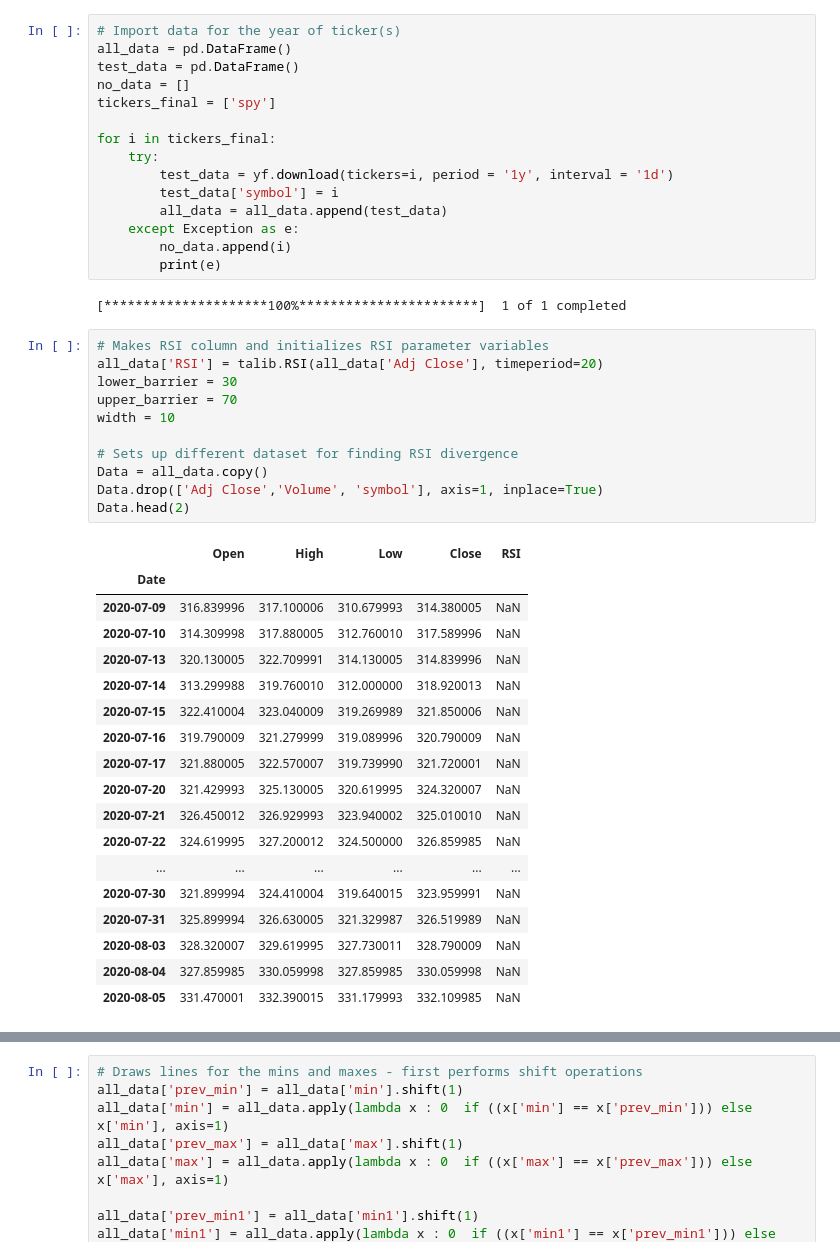
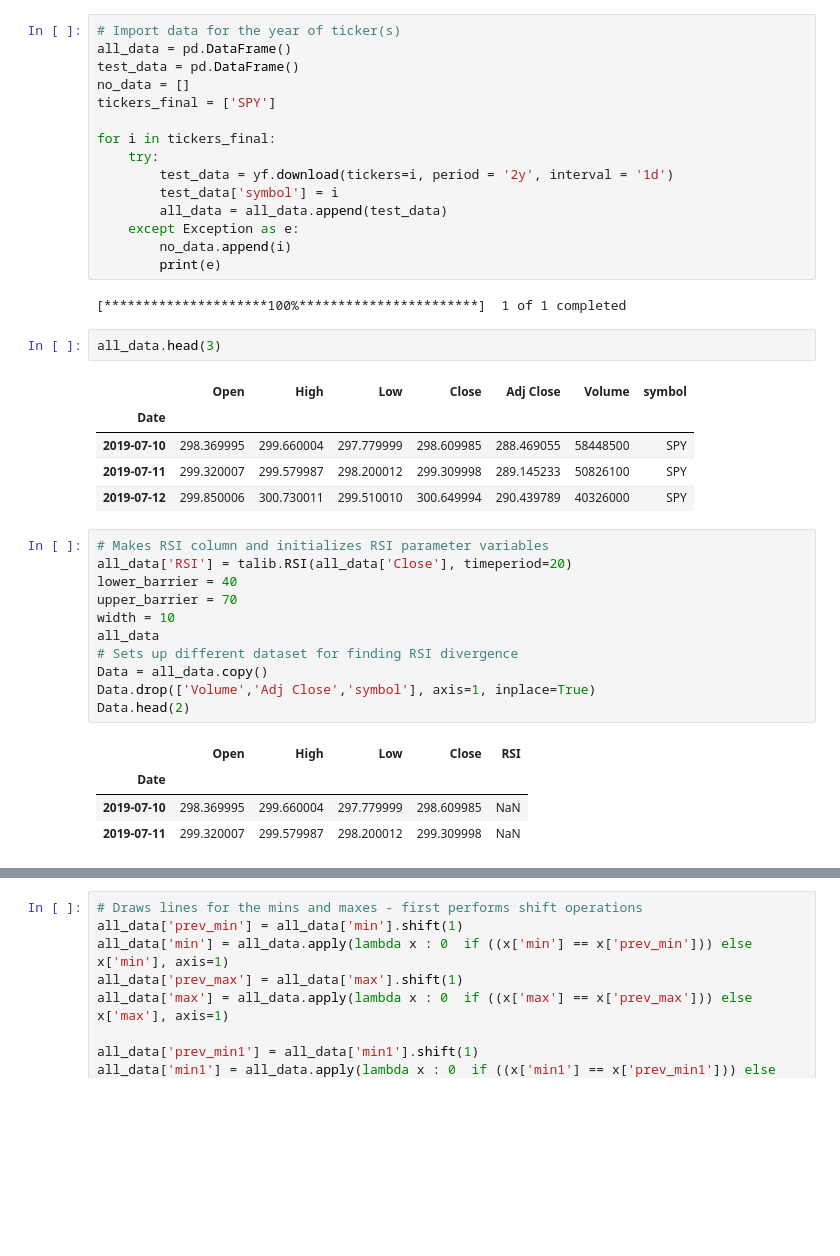
Before and after one commit to amoogat/Stock_Notifier, a Jupyter notebook: Stock Notifier.ipynb, the cells around one changed output, grey strips where cells are left out. Cells and saved outputs as stored; diff of their text form; blank space fills up the shorter version.

```diff
--- a/Stock Notifier.ipynb
+++ b/Stock Notifier.ipynb
@@ -71,11 +135,11 @@ def Wilder(data, periods):
 all_data = pd.DataFrame()
 test_data = pd.DataFrame()
 no_data = []
-tickers_final = ['spy']
+tickers_final = ['SPY']
 
 for i in tickers_final:
     try:
-        test_data = yf.download(tickers=i, period = '1y', interval = '1d')
+        test_data = yf.download(tickers=i, period = '2y', interval = '1d')
         test_data['symbol'] = i
         all_data = all_data.append(test_data)
     except Exception as e:
@@ -83,36 +147,30 @@ for i in tickers_final:
         print(e)
 # %% [output]
 [*********************100%***********************]  1 of 1 completed
+# %%
+all_data.head(3)
+# %% [output]
+|  | Open | High | Low | Close | Adj Close | Volume | symbol |
+| Date |  |  |  |  |  |  |  |
+| 2019-07-10 | 298.369995 | 299.660004 | 297.779999 | 298.609985 | 288.469055 | 58448500 | SPY |
+| 2019-07-11 | 299.320007 | 299.579987 | 298.200012 | 299.309998 | 289.145233 | 50826100 | SPY |
+| 2019-07-12 | 299.850006 | 300.730011 | 299.510010 | 300.649994 | 290.439789 | 40326000 | SPY |
 # %%
 # Makes RSI column and initializes RSI parameter variables
-all_data['RSI'] = talib.RSI(all_data['Adj Close'], timeperiod=20)
-lower_barrier = 30
+all_data['RSI'] = talib.RSI(all_data['Close'], timeperiod=20)
+lower_barrier = 40
 upper_barrier = 70
 width = 10
-
+all_data
 # Sets up different dataset for finding RSI divergence
 Data = all_data.copy()
-Data.drop(['Adj Close','Volume', 'symbol'], axis=1, inplace=True)
+Data.drop(['Volume','Adj Close','symbol'], axis=1, inplace=True)
 Data.head(2)
 # %% [output]
 |  | Open | High | Low | Close | RSI |
 | Date |  |  |  |  |  |
-| 2020-07-09 | 316.839996 | 317.100006 | 310.679993 | 314.380005 | NaN |
-| 2020-07-10 | 314.309998 | 317.880005 | 312.760010 | 317.589996 | NaN |
-| 2020-07-13 | 320.130005 | 322.709991 | 314.130005 | 314.839996 | NaN |
-| 2020-07-14 | 313.299988 | 319.760010 | 312.000000 | 318.920013 | NaN |
-| 2020-07-15 | 322.410004 | 323.040009 | 319.269989 | 321.850006 | NaN |
-| 2020-07-16 | 319.790009 | 321.279999 | 319.089996 | 320.790009 | NaN |
-| 2020-07-17 | 321.880005 | 322.570007 | 319.739990 | 321.720001 | NaN |
-| 2020-07-20 | 321.429993 | 325.130005 | 320.619995 | 324.320007 | NaN |
-| 2020-07-21 | 326.450012 | 326.929993 | 323.940002 | 325.010010 | NaN |
-| 2020-07-22 | 324.619995 | 327.200012 | 324.500000 | 326.859985 | NaN |
-| ... | ... | ... | ... | ... | ... |
-| 2020-07-30 | 321.899994 | 324.410004 | 319.640015 | 323.959991 | NaN |
-| 2020-07-31 | 325.899994 | 326.630005 | 321.329987 | 326.519989 | NaN |
-| 2020-08-03 | 328.320007 | 329.619995 | 327.730011 | 328.790009 | NaN |
-| 2020-08-04 | 327.859985 | 330.059998 | 327.859985 | 330.059998 | NaN |
-| 2020-08-05 | 331.470001 | 332.390015 | 331.179993 | 332.109985 | NaN |
+| 2019-07-10 | 298.369995 | 299.660004 | 297.779999 | 298.609985 | NaN |
+| 2019-07-11 | 299.320007 | 299.579987 | 298.200012 | 299.309998 | NaN |
 # %%
 Data['Bullish Divergence'] = ""
 Data['Bearish Divergence'] = ""
```
Also changed, not shown: parts of 25 cells of this notebook.
